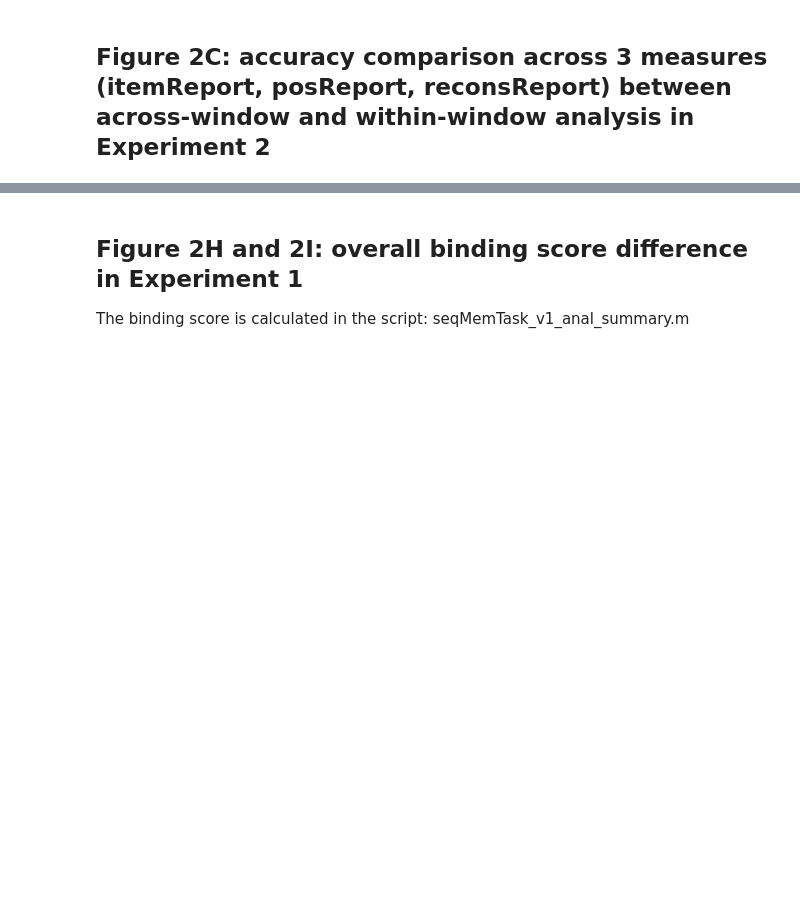
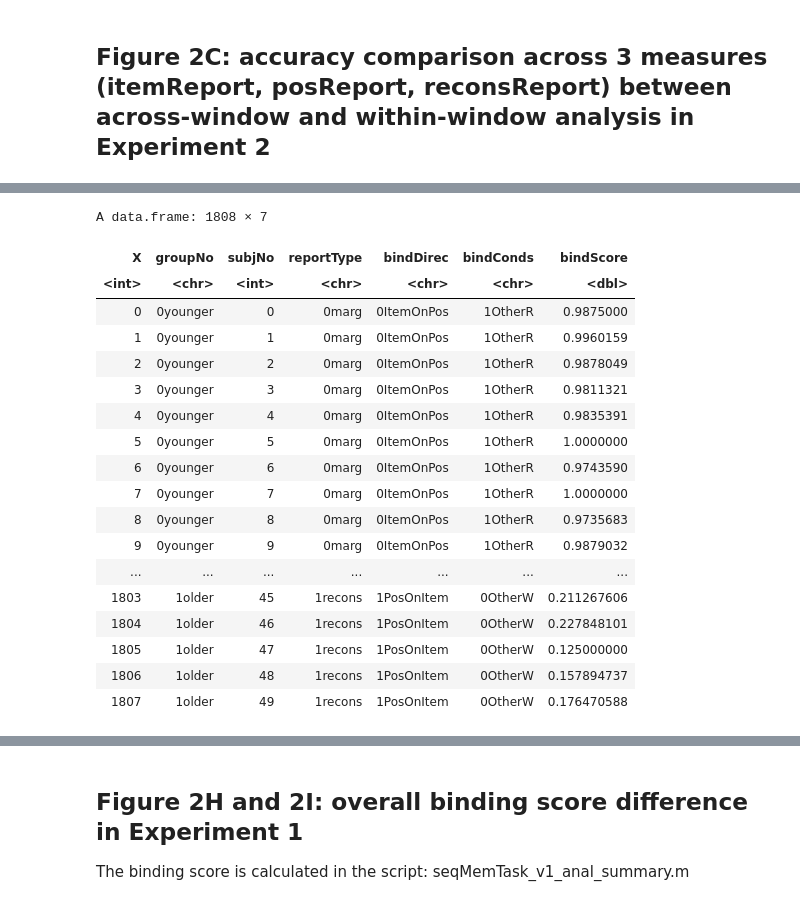
Before and after one commit to xiangjuan-ren1828/FlexibleBindingAnal, a Jupyter notebook: Statistics/seqMem_BehvPaper1_LMM.ipynb, the cells around one changed output, grey strips where cells are left out. Saved outputs shown, nothing was run; the diff lists cells and outputs as text; code cells hidden in the pictures; blank space fills up the shorter version.

```diff
--- a/Statistics/seqMem_BehvPaper1_LMM.ipynb
+++ b/Statistics/seqMem_BehvPaper1_LMM.ipynb
@@ -729,0 +780,24 @@ emm_pairs
+# %%
+path_or_buf <- paste0(FBdata_folder, bindsOverall_name)
+binds_lmm_pd <- read.csv(file = path_or_buf)
+binds_lmm_pd
+# %% [output]
+A data.frame: 1808 × 7
+| X | groupNo | subjNo | reportType | bindDirec | bindConds | bindScore |
+| <int> | <chr> | <int> | <chr> | <chr> | <chr> | <dbl> |
+| 0 | 0younger | 0 | 0marg | 0ItemOnPos | 1OtherR | 0.9875000 |
+| 1 | 0younger | 1 | 0marg | 0ItemOnPos | 1OtherR | 0.9960159 |
+| 2 | 0younger | 2 | 0marg | 0ItemOnPos | 1OtherR | 0.9878049 |
+| 3 | 0younger | 3 | 0marg | 0ItemOnPos | 1OtherR | 0.9811321 |
+| 4 | 0younger | 4 | 0marg | 0ItemOnPos | 1OtherR | 0.9835391 |
+| 5 | 0younger | 5 | 0marg | 0ItemOnPos | 1OtherR | 1.0000000 |
+| 6 | 0younger | 6 | 0marg | 0ItemOnPos | 1OtherR | 0.9743590 |
+| 7 | 0younger | 7 | 0marg | 0ItemOnPos | 1OtherR | 1.0000000 |
+| 8 | 0younger | 8 | 0marg | 0ItemOnPos | 1OtherR | 0.9735683 |
+| 9 | 0younger | 9 | 0marg | 0ItemOnPos | 1OtherR | 0.9879032 |
+| ... | ... | ... | ... | ... | ... | ... |
+| 1803 | 1older | 45 | 1recons | 1PosOnItem | 0OtherW | 0.211267606 |
+| 1804 | 1older | 46 | 1recons | 1PosOnItem | 0OtherW | 0.227848101 |
+| 1805 | 1older | 47 | 1recons | 1PosOnItem | 0OtherW | 0.125000000 |
+| 1806 | 1older | 48 | 1recons | 1PosOnItem | 0OtherW | 0.157894737 |
+| 1807 | 1older | 49 | 1recons | 1PosOnItem | 0OtherW | 0.176470588 |
```
Also changed, not shown: parts of 49 cells of this notebook.
